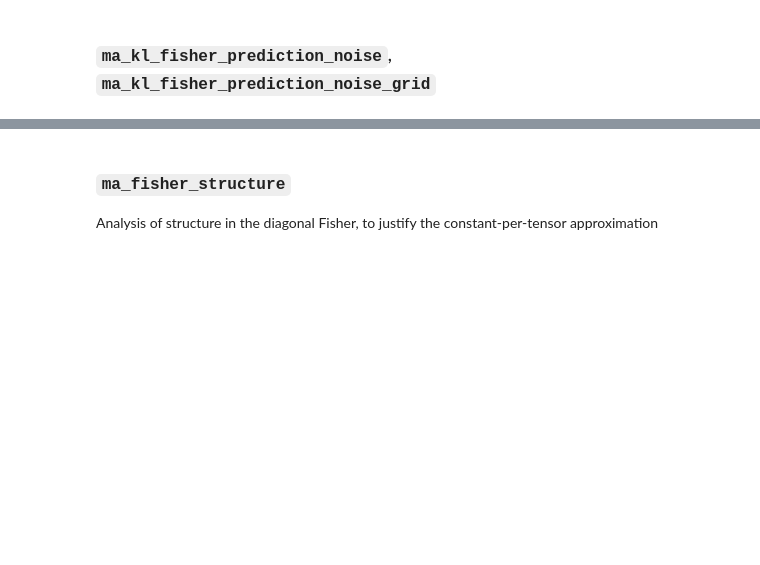
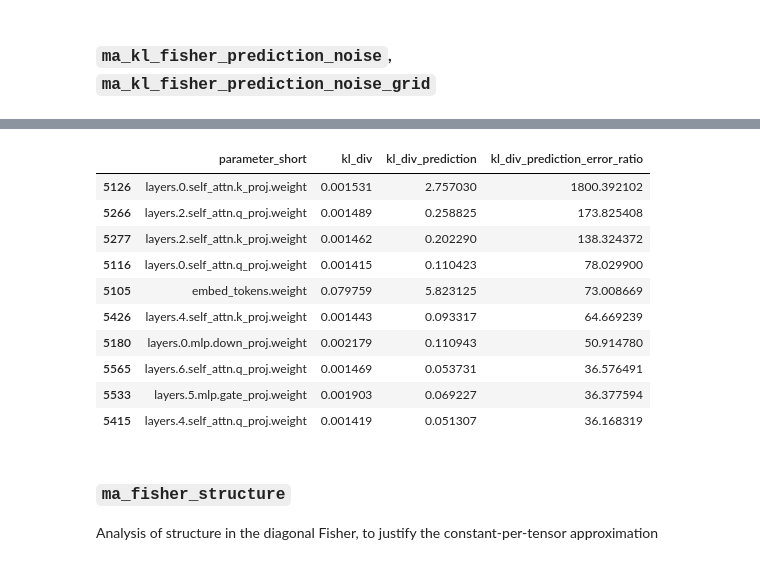
Before and after one commit to graphcore-research/optimal-weight-formats, a Jupyter notebook: paper/Models.ipynb, the cells around one changed output, grey strips where cells are left out. Saved outputs shown, nothing was run; the diff lists cells and outputs as text; code cells hidden in the pictures; blank space fills up the shorter version.

```diff
--- a/paper/Models.ipynb
+++ b/paper/Models.ipynb
@@ -177,3 +178,20 @@ remote: Updating references: 100% (1/1)
+# %%
+display(df.pipe(lambda d: d[(d.model == "gemma-3-12b-pt") & (d.scale == 0.25)])
+        .pipe(lambda d: d.assign(parameter_short=d.parameter.apply(lambda s: s.replace("language_model.model.", ""))))
+        .sort_values("kl_div_prediction_error_ratio", ascending=False)
+        [:10][["parameter_short", "kl_div", "kl_div_prediction", "kl_div_prediction_error_ratio"]])
+# %% [output]
+|  | parameter_short | kl_div | kl_div_prediction | kl_div_prediction_error_ratio |
+| 5126 | layers.0.self_attn.k_proj.weight | 0.001531 | 2.757030 | 1800.392102 |
+| 5266 | layers.2.self_attn.q_proj.weight | 0.001489 | 0.258825 | 173.825408 |
+| 5277 | layers.2.self_attn.k_proj.weight | 0.001462 | 0.202290 | 138.324372 |
+| 5116 | layers.0.self_attn.q_proj.weight | 0.001415 | 0.110423 | 78.029900 |
+| 5105 | embed_tokens.weight | 0.079759 | 5.823125 | 73.008669 |
+| 5426 | layers.4.self_attn.k_proj.weight | 0.001443 | 0.093317 | 64.669239 |
+| 5180 | layers.0.mlp.down_proj.weight | 0.002179 | 0.110943 | 50.914780 |
+| 5565 | layers.6.self_attn.q_proj.weight | 0.001469 | 0.053731 | 36.576491 |
+| 5533 | layers.5.mlp.gate_proj.weight | 0.001903 | 0.069227 | 36.377594 |
+| 5415 | layers.4.self_attn.q_proj.weight | 0.001419 | 0.051307 | 36.168319 |
 # %% [markdown]
 ### `ma_fisher_structure`
 
```
Also changed, not shown: parts of 5 cells of this notebook, 2 other files.
